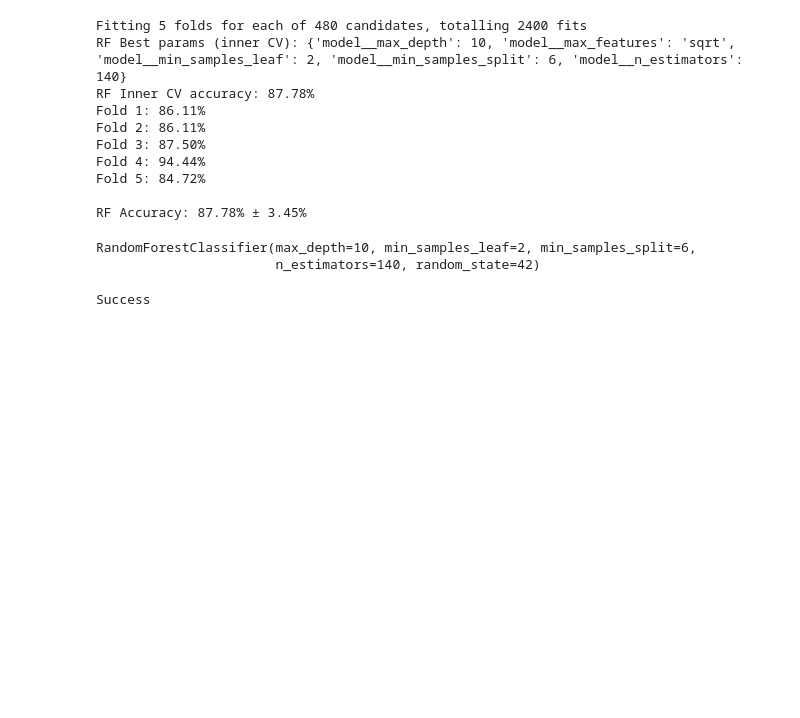
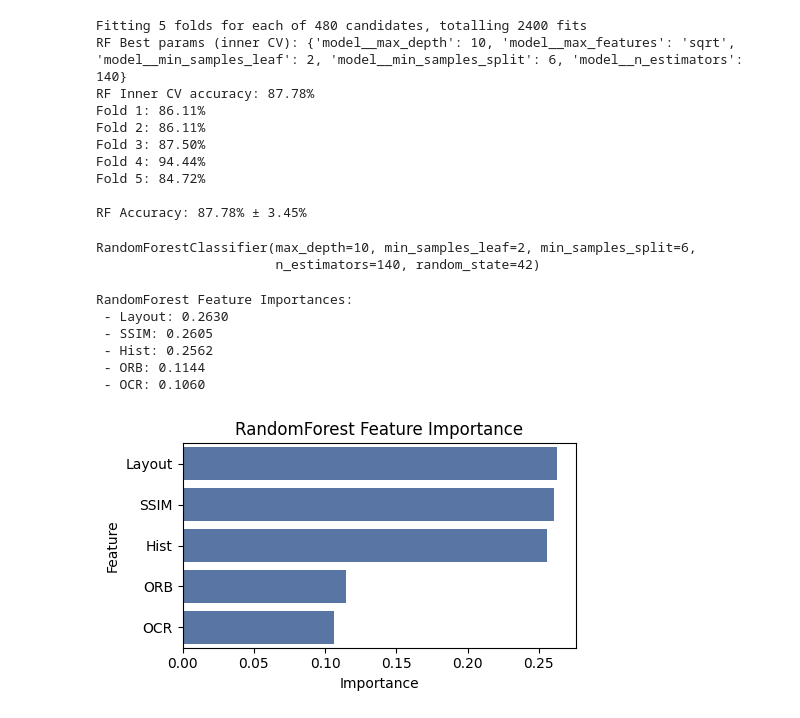
Before and after one commit to ThanhNo0308/VisualTesting, a Jupyter notebook: visualtesting/rf_model.ipynb, the cells around one changed output. Cells and saved outputs as stored; diff of their text form; code cells hidden in the pictures; blank space fills up the shorter version.

```diff
--- a/visualtesting/rf_model.ipynb
+++ b/visualtesting/rf_model.ipynb
@@ -369,21 +367,44 @@ Fold 5: 84.72%
 RF Accuracy: 87.78% ± 3.45%
 RandomForestClassifier(max_depth=10, min_samples_leaf=2, min_samples_split=6,
                        n_estimators=140, random_state=42)
+# %%
+import numpy as np, matplotlib.pyplot as plt, seaborn as sns
+feat_names = ["SSIM","OCR","Hist","ORB","Layout"]
+fi = rf_tuned.model.feature_importances_
+order = np.argsort(fi)[::-1]
+
+print("\nRandomForest Feature Importances:")
+for i in order:
+    print(f" - {feat_names[i]}: {fi[i]:.4f}")
+
+plt.figure(figsize=(5,3))
+sns.barplot(x=fi[order], y=[feat_names[i] for i in order], color="#4C72B0")
+plt.title("RandomForest Feature Importance")
+plt.xlabel("Importance")
+plt.ylabel("Feature")
+plt.tight_layout()
+plt.show()
+# %% [output]
+RandomForest Feature Importances:
+ - Layout: 0.2630
+ - SSIM: 0.2605
+ - Hist: 0.2562
+ - ORB: 0.1144
+ - OCR: 0.1060
+[figure, added]
 # %%
-import os, json, time, joblib
+# import os, json, time, joblib
 
-os.makedirs("artifacts", exist_ok=True)
+# os.makedirs("artifacts", exist_ok=True)
 
-joblib.dump(rf_tuned.model, "artifacts/model.pkl")
+# joblib.dump(rf_tuned.model, "artifacts/model.pkl")
 
-meta = {
-    "model": "RandomForest",
-    "version": "1.0.0",
-    "features": ["SSIM","OCR","Hist","ORB","Layout"],
-    "label_map": rf_model.map,
-    "built_at": time.strftime("%Y-%m-%d %H:%M:%S")
-}
-json.dump(meta, open("artifacts/metadata.json","w"), indent=2, ensure_ascii=False)
-print("Success")
+# meta = {
+#     "model": "RandomForest",
+#     "version": "1.0.0",
+#     "features": ["SSIM","OCR","Hist","ORB","Layout"],
+#     "label_map": rf_model.map,
+#     "built_at": time.strftime("%Y-%m-%d %H:%M:%S")
+# }
+# json.dump(meta, open("artifacts/metadata.json","w"), indent=2, ensure_ascii=False)
+# print("Success")
-# %% [output]
-Success
```
Also changed, not shown: parts of 1 cell of this notebook, 19 other files.
